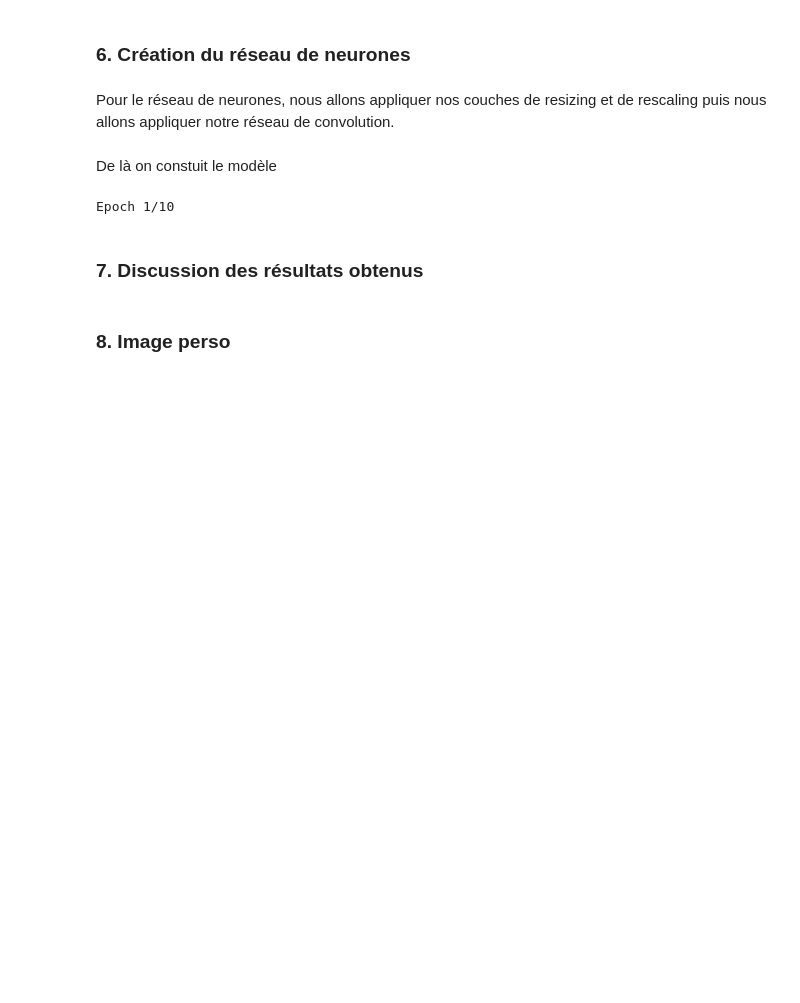
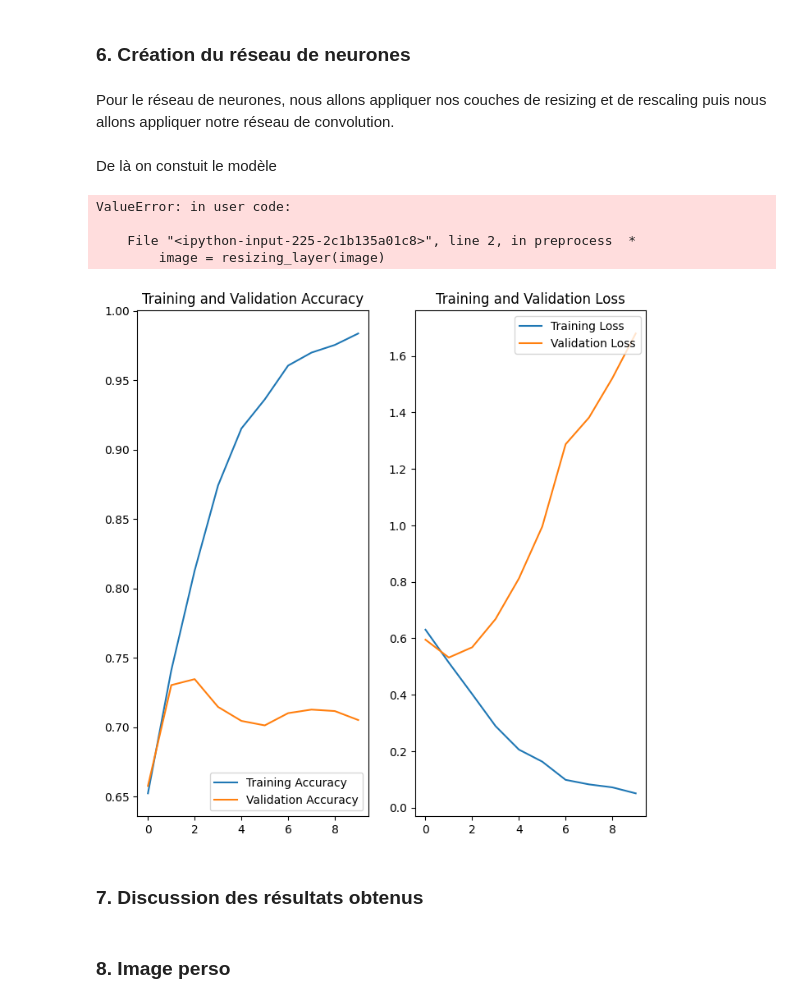
Before and after one commit to salmon-loick/tf-projet-classification-image, a Jupyter notebook: part1.ipynb, the cells around one changed output. Cells and saved outputs as stored; diff of their text form; code cells hidden in the pictures; blank space fills up the shorter version.

```diff
--- a/part1.ipynb
+++ b/part1.ipynb
@@ -57,42 +78,20 @@ rescaling_layer = tf.keras.layers.Rescaling(1./255, name='Rescaling')
 # %% [markdown]
 Pour le réseau de neurones, nous allons appliquer nos couches de resizing et de rescaling puis nous allons appliquer notre réseau de convolution.
 # %%
-model = tf.keras.Sequential([
-    tf.keras.layers.InputLayer((128,128,3), name='Input'),
-    tf.keras.layers.Conv2D(16,3,padding='same', activation='relu',name='First-Conv'),
-    tf.keras.layers.MaxPool2D(),
-    tf.keras.layers.Conv2D(32,3,padding='same', activation='relu',name='Second-Conv'),
+model = Sequential([
+    layers.InputLayer((IMAGE_SIZE,IMAGE_SIZE,3), name='Input'),
+    layers.Conv2D(16,3,padding='same', activation='relu',name='First-Conv'),
+    layers.MaxPool2D(),
+    layers.Conv2D(32,3,padding='same', activation='relu',name='Second-Conv'),
 ])
 # %%
-model.add(tf.keras.layers.Flatten())
-model.add(tf.keras.layers.Dense(32, activation='relu'))
-model.add(tf.keras.layers.Dense(2))
+model.add(layers.Flatten())
+model.add(layers.Dense(32, activation='relu'))
+model.add(layers.Dense(2))
 # %% [markdown]
 De là on constuit le modèle
 # %%
 model.compile(optimizer = 'adam',
-              loss=tf.keras.losses.SparseCategoricalCrossentropy(from_logits=True),
+              loss=keras.losses.SparseCategoricalCrossentropy(from_logits=True),
               metrics=['accuracy']
               )
-# %%
-#training_dataset = tf.data.Dataset.from_tensors(training_dataset)
-#training_dataset = training_dataset.reshape((len(training_dataset),128,128,3))
-#validation_dataset = tf.data.Dataset.from_tensors(validation_dataset)
-#training_dataset = tf.expand_dims(training_dataset, 0)
-#validation_dataset = tf.expand_dims(validation_dataset, 0)
-
-def preprocess(image, label):
-    image = resizing_layer(image)
-    image = rescaling_layer(image)
-    return image, label
-
-training_dataset = training_dataset.map(preprocess)
-validation_dataset = validation_dataset.map(preprocess)
-training_dataset = training_dataset.batch(32)
-validation_dataset = validation_dataset.batch(32)
-
-
-history = model.fit(training_dataset, epochs=10,
-                    validation_data=validation_dataset)
-# %% [output]
-Epoch 1/10
@@ -116,3 +98,36 @@ for x in training_dataset:
+# %%
+max_epoch = 10
+history = model.fit(training_dataset, epochs=max_epoch,
+                    validation_data=validation_dataset)
+# %% [output]
+ValueError: in user code:
+
+    File "<ipython-input-225-2c1b135a01c8>", line 2, in preprocess  *
+        image = resizing_layer(image)
+# %%
+acc = history.history['accuracy']
+val_acc = history.history['val_accuracy']
+
+loss = history.history['loss']
+val_loss = history.history['val_loss']
+
+epochs_range = range(max_epoch)
+
+plt.figure(figsize=(8, 8))
+plt.subplot(1, 2, 1)
+plt.plot(epochs_range, acc, label='Training Accuracy')
+plt.plot(epochs_range, val_acc, label='Validation Accuracy')
+plt.legend(loc='lower right')
+plt.title('Training and Validation Accuracy')
+
+plt.subplot(1, 2, 2)
+plt.plot(epochs_range, loss, label='Training Loss')
+plt.plot(epochs_range, val_loss, label='Validation Loss')
+plt.legend(loc='upper right')
+plt.title('Training and Validation Loss')
+plt.show()
+# %% [output]
+[figure, added]
 # %% [markdown]
 ### 7. Discussion des résultats obtenus
 # %% [markdown]
```
Also changed, not shown: parts of 6 cells of this notebook.
